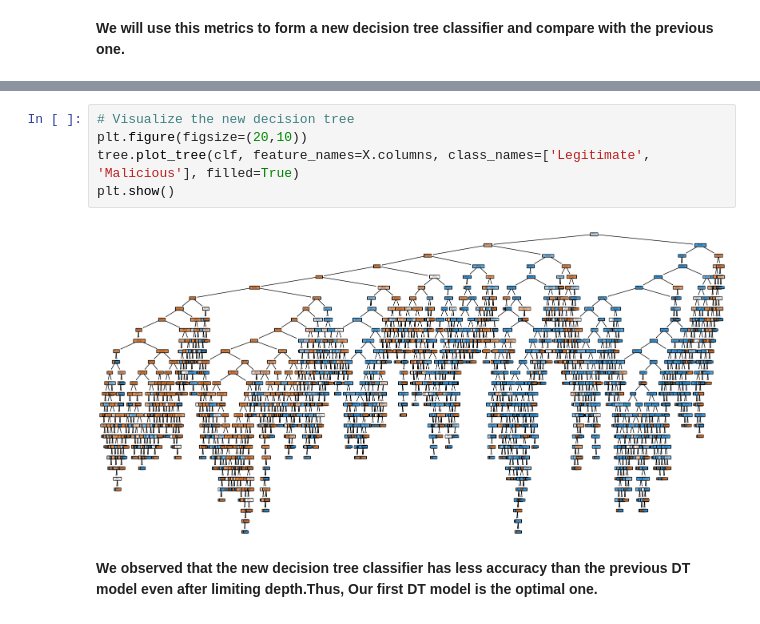
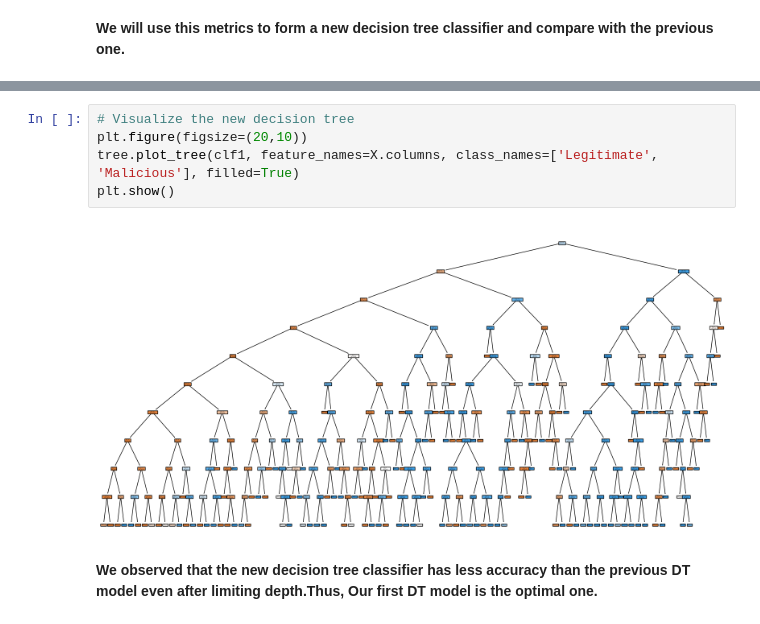
Before and after one commit to tpavan03/Phishing-Detection, a Jupyter notebook: Phase2.ipynb, the cells around one changed output, grey strips where cells are left out. Saved outputs shown, nothing was run; the diff lists cells and outputs as text.

```diff
--- a/Phase2.ipynb
+++ b/Phase2.ipynb
@@ -148,10 +148,10 @@ Confusion Matrix:
 # %%
 # Visualize the new decision tree
 plt.figure(figsize=(20,10))
-tree.plot_tree(clf, feature_names=X.columns, class_names=['Legitimate', 'Malicious'], filled=True)
+tree.plot_tree(clf1, feature_names=X.columns, class_names=['Legitimate', 'Malicious'], filled=True)
 plt.show()
 # %% [output]
-[figure, old version]
+[figure, new version]
 # %% [markdown]
 **We observed that the new decision tree classifier has less accuracy than the previous DT model even after limiting depth.Thus, Our first DT model is the optimal one.**
 # %% [markdown]
```
Also changed, not shown: parts of 6 cells of this notebook.
